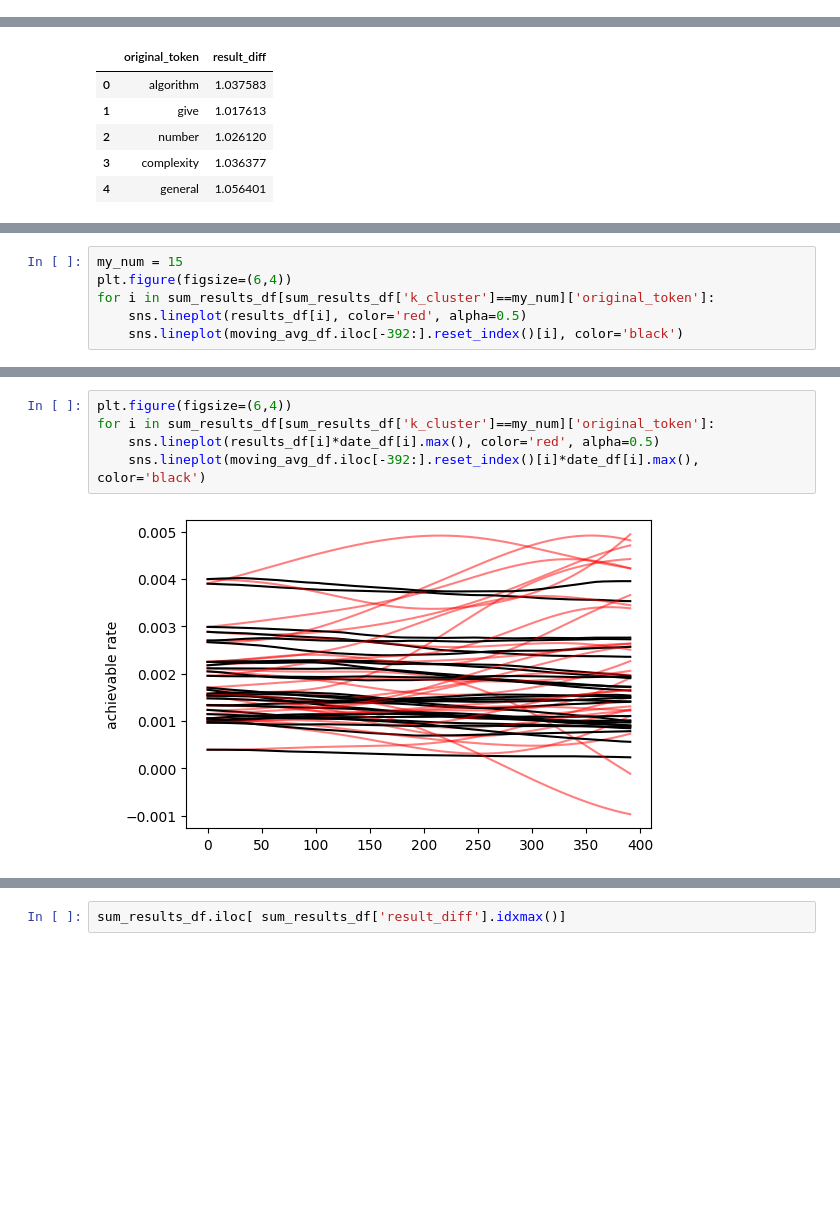
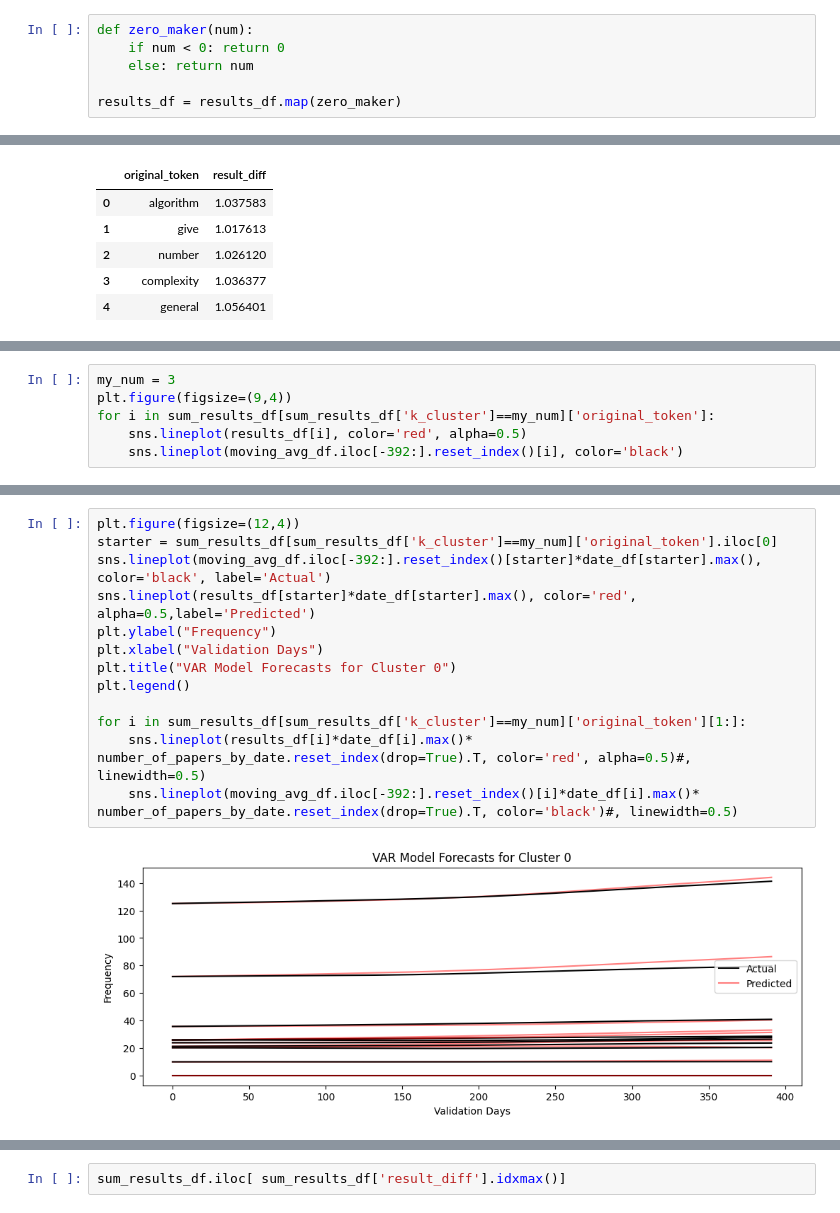
Before and after one commit to trevsauer/ADS_599_Capstone_Project, a Jupyter notebook: notebooks/results.ipynb, the cells around one changed output, grey strips where cells are left out. Saved outputs shown, nothing was run; the diff lists cells and outputs as text; blank space fills up the shorter version.

```diff
--- a/notebooks/results.ipynb
+++ b/notebooks/results.ipynb
@@ -90,6 +90,12 @@ results_df.head()
 | 3 | 0.001765 | 0.001290 | 0.001609 | 0.001244 | 0.001429 | 0.001320 | 0.001167 | 0.001256 | 0.001490 | 0.001398 | ... |
 | 4 | 0.001765 | 0.001290 | 0.001609 | 0.001244 | 0.001429 | 0.001320 | 0.001167 | 0.001256 | 0.001490 | 0.001398 | ... |
 5 rows × 9584 columns
+# %%
+def zero_maker(num):
+    if num < 0: return 0
+    else: return num
+
+results_df = results_df.map(zero_maker)
 # %% [markdown]
 ### `sklearn` metrics
 # %%
@@ -779,6 +788,6 @@ sns.histplot(sum_results_df['result_diff']-1)
 # %%
-my_num = 15
-plt.figure(figsize=(6,4))
+my_num = 3
+plt.figure(figsize=(9,4))
 for i in sum_results_df[sum_results_df['k_cluster']==my_num]['original_token']:
     sns.lineplot(results_df[i], color='red', alpha=0.5)
     sns.lineplot(moving_avg_df.iloc[-392:].reset_index()[i], color='black')
@@ -787,7 +796,15 @@ for i in sum_results_df[sum_results_df['k_cluster']==my_num]['original_token']:
 # %%
-plt.figure(figsize=(6,4))
-for i in sum_results_df[sum_results_df['k_cluster']==my_num]['original_token']:
-    sns.lineplot(results_df[i]*date_df[i].max(), color='red', alpha=0.5)
-    sns.lineplot(moving_avg_df.iloc[-392:].reset_index()[i]*date_df[i].max(), color='black')
+plt.figure(figsize=(12,4))
+starter = sum_results_df[sum_results_df['k_cluster']==my_num]['original_token'].iloc[0]
+sns.lineplot(moving_avg_df.iloc[-392:].reset_index()[starter]*date_df[starter].max(), color='black', label='Actual')
+sns.lineplot(results_df[starter]*date_df[starter].max(), color='red', alpha=0.5,label='Predicted')
+plt.ylabel("Frequency")
+plt.xlabel("Validation Days")
+plt.title("VAR Model Forecasts for Cluster 0")
+plt.legend()
+
+for i in sum_results_df[sum_results_df['k_cluster']==my_num]['original_token'][1:]:
+    sns.lineplot(results_df[i]*date_df[i].max()* number_of_papers_by_date.reset_index(drop=True).T, color='red', alpha=0.5)#, linewidth=0.5)
+    sns.lineplot(moving_avg_df.iloc[-392:].reset_index()[i]*date_df[i].max()* number_of_papers_by_date.reset_index(drop=True).T, color='black')#, linewidth=0.5)
 # %% [output]
-[figure, old version]
+[figure, new version]
```
Also changed, not shown: parts of 54 cells of this notebook, 2 other files.
